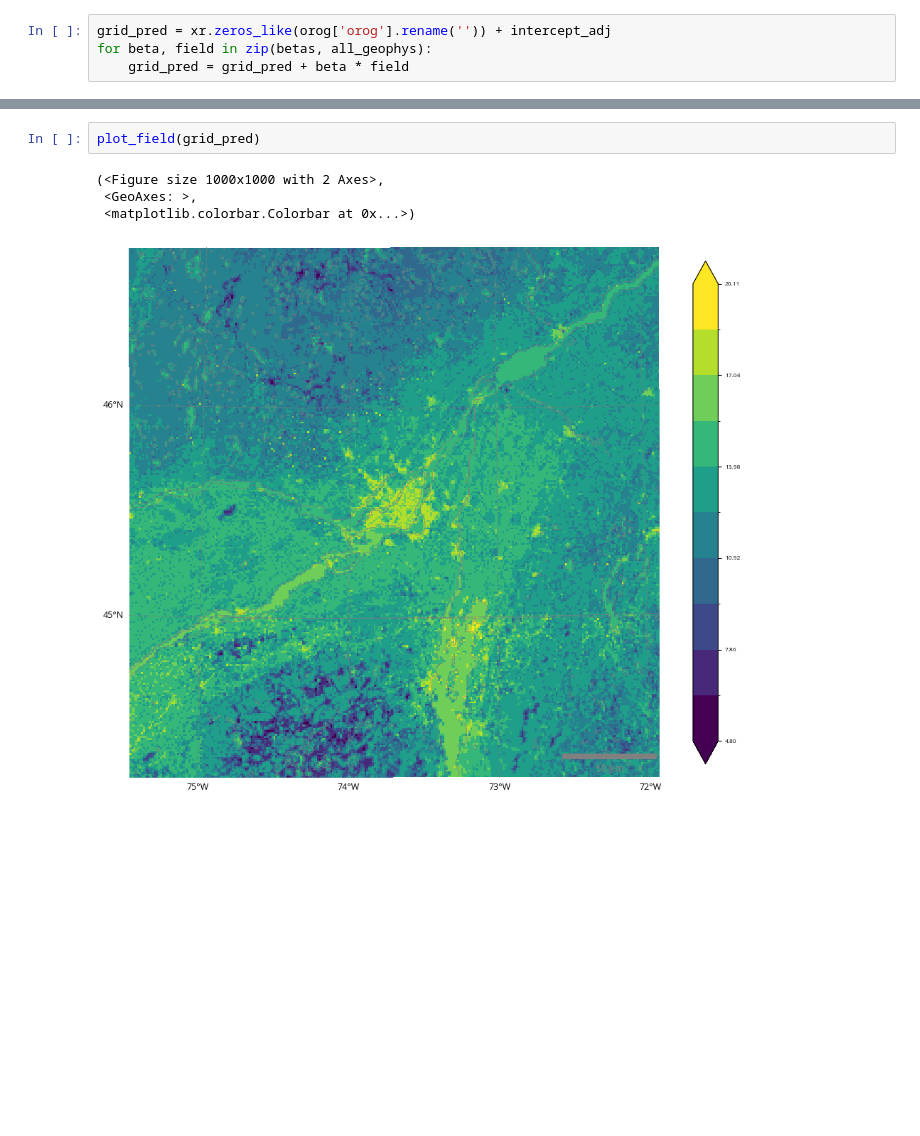
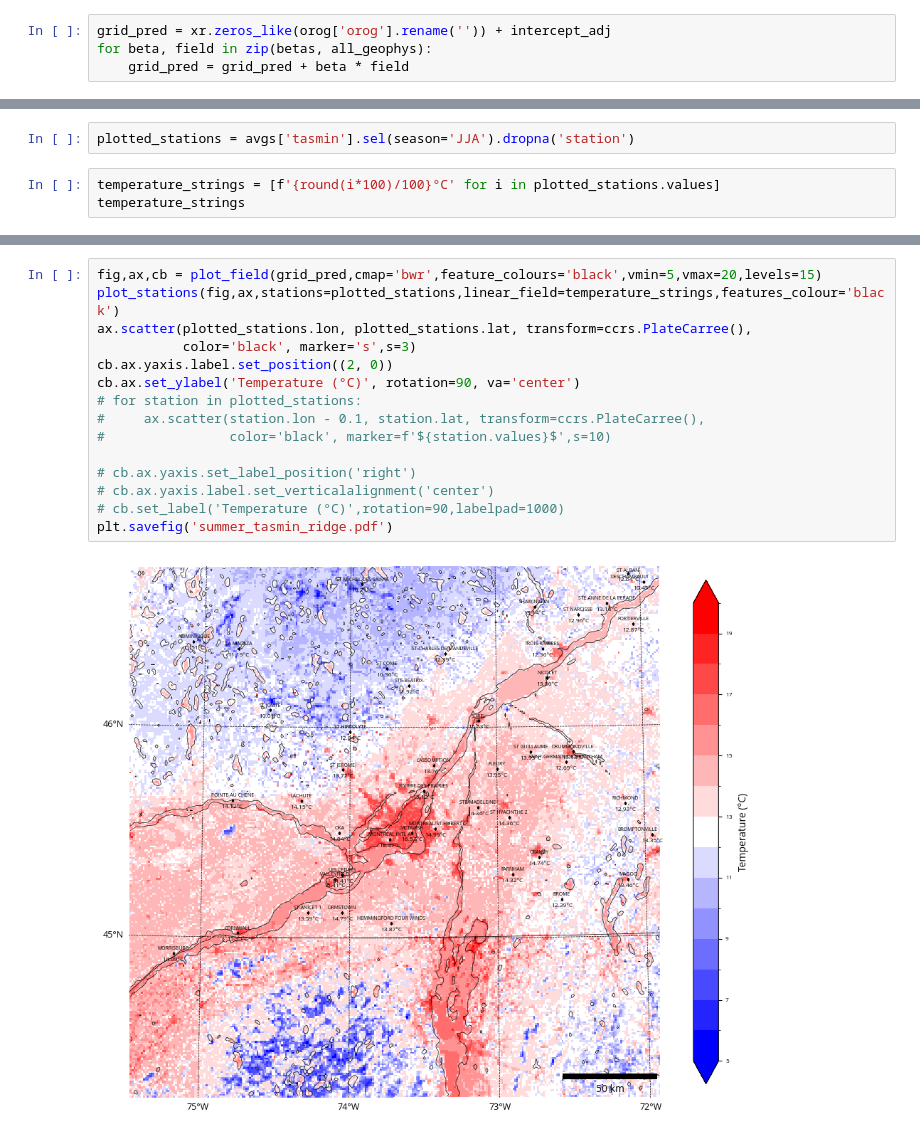
Before and after one commit to devongulley1602/UHI_HW_MTL, a Jupyter notebook: ridge_regression.ipynb, the cells around one changed output, grey strips where cells are left out. Saved outputs shown, nothing was run; the diff lists cells and outputs as text; blank space fills up the shorter version.

Commit message:
Records of obs quality. Plotting observed UHI

```diff
--- a/ridge_regression.ipynb
+++ b/ridge_regression.ipynb
@@ -239,0 +238,5 @@ import Montreal_UHI_toolbox as tools
+# %%
+plotted_stations = avgs['tasmin'].sel(season='JJA').dropna('station')
+# %%
+temperature_strings = [f'{round(i*100)/100}°C' for i in plotted_stations.values]
+temperature_strings
@@ -240,7 +261,17 @@ import Montreal_UHI_toolbox as tools
 # %%
-plot_field(grid_pred)
+fig,ax,cb = plot_field(grid_pred,cmap='bwr',feature_colours='black',vmin=5,vmax=20,levels=15)
+plot_stations(fig,ax,stations=plotted_stations,linear_field=temperature_strings,features_colour='black')
+ax.scatter(plotted_stations.lon, plotted_stations.lat, transform=ccrs.PlateCarree(),
+           color='black', marker='s',s=3)
+cb.ax.yaxis.label.set_position((2, 0))
+cb.ax.set_ylabel('Temperature (°C)', rotation=90, va='center')
+# for station in plotted_stations:
+#     ax.scatter(station.lon - 0.1, station.lat, transform=ccrs.PlateCarree(),
+#                color='black', marker=f'${station.values}$',s=10)
+
+# cb.ax.yaxis.set_label_position('right')
+# cb.ax.yaxis.label.set_verticalalignment('center')
+# cb.set_label('Temperature (°C)',rotation=90,labelpad=1000)
+plt.savefig('summer_tasmin_ridge.pdf')
 # %% [output]
-(<Figure size 1000x1000 with 2 Axes>,
- <GeoAxes: >,
- <matplotlib.colorbar.Colorbar at 0x...>)
-[figure, old version]
+[figure, new version]
```
Also changed, not shown: parts of 7 cells of this notebook, 13 other files.
